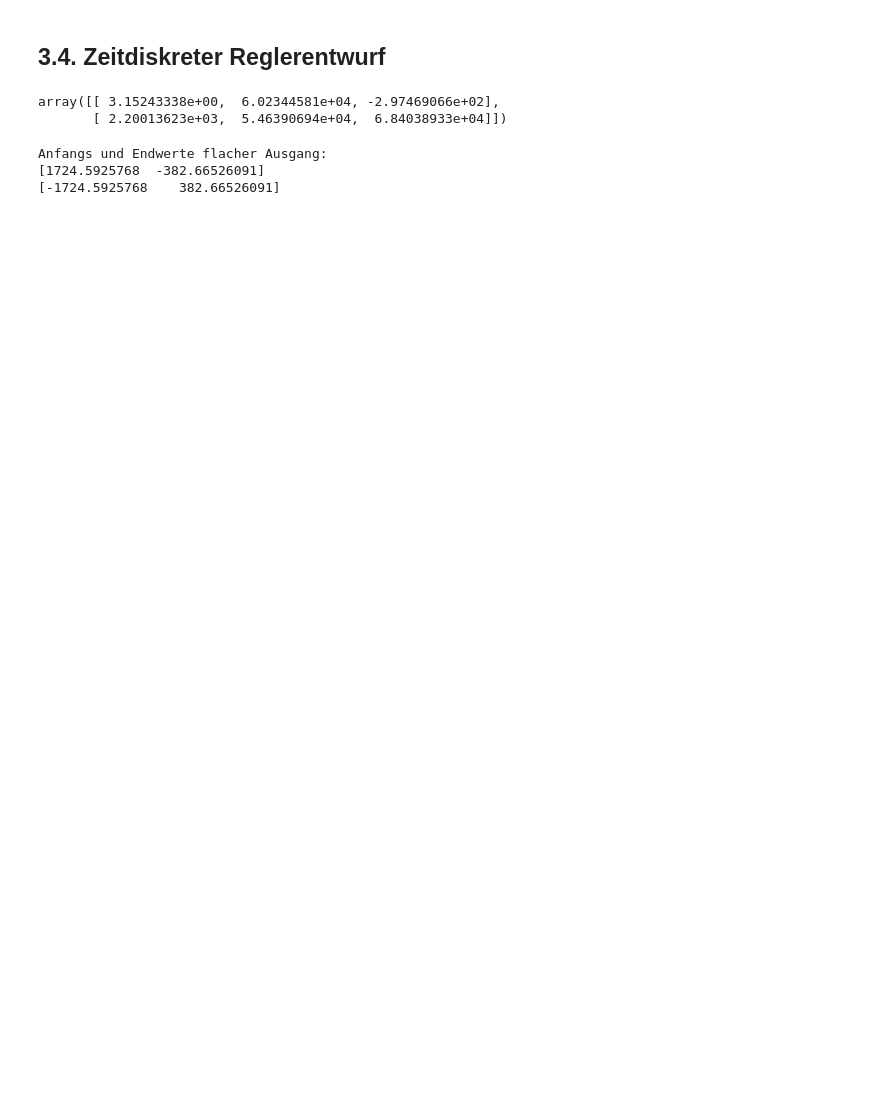
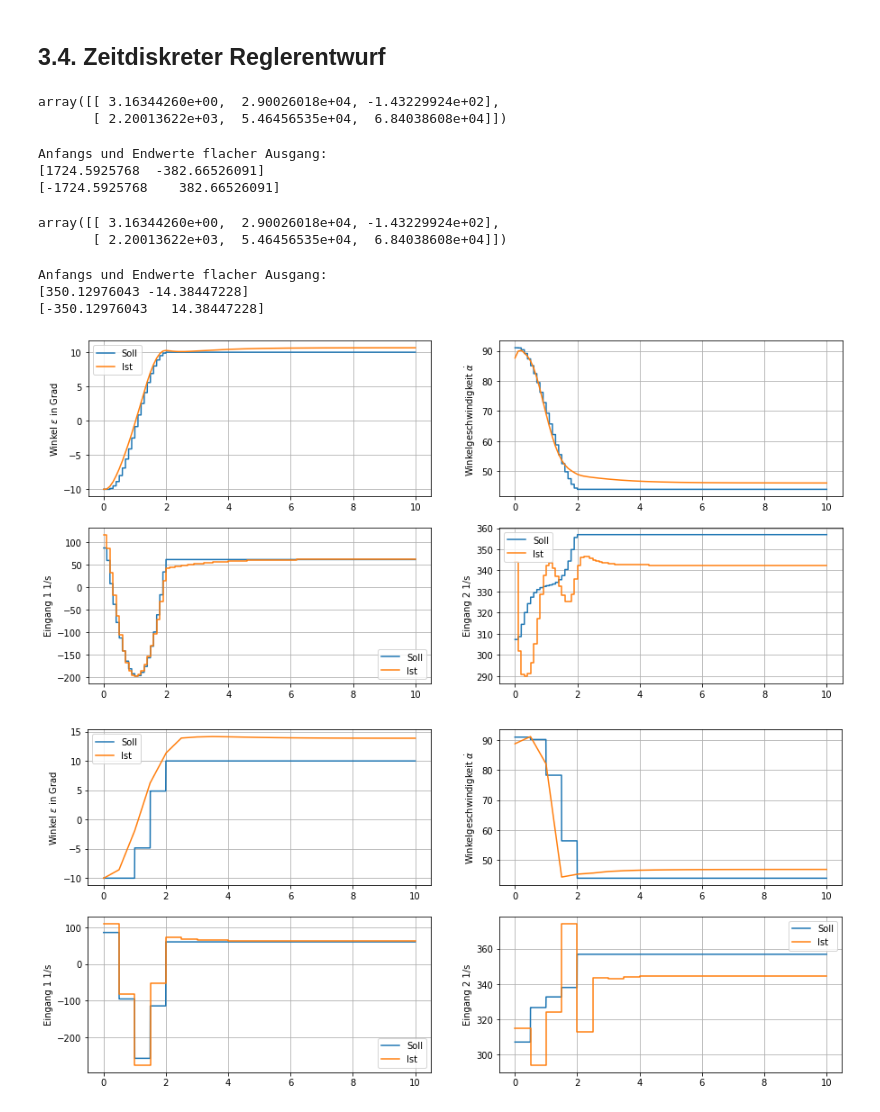
Before and after one commit to StefanKauf/RmsPr, a Jupyter notebook: helirack.ipynb, the cells around one changed output. Cells and saved outputs as stored; diff of their text form; code cells hidden in the pictures; blank space fills up the shorter version.

```diff
--- a/helirack.ipynb
+++ b/helirack.ipynb
@@ -767,7 +780,7 @@ T=2.0
 #Simulationszeit
 Tsim=10
 
-linear=True
+linear=False
 
 for Ta in Ta_v:
     #Schritte für Übergang
@@ -802,35 +815,42 @@ for Ta in Ta_v:
     if linear:
         rhs = lambda t,x,controller:heli_lin.model(t,x,controller)
         x0=trajectory_discrete.state(0)
     else:
         rhs = lambda t,x,controller:heli.model(t,x,controller)
         x0,u0=heli.equilibrium(y1_equi)
 
 
     #Zeitdiskrete Simulation
     t_sim,x_sim,u_sim=simulate_discrete(rhs,x0,controller,Ta,Tsim)
 
     #Ergebnisse Plotten
     x_desired=trajectory_discrete.state(np.floor(t_sim/Ta))
     u_desired=trajectory_discrete.input(np.floor(t_sim/Ta))
     y_desired=trajectory_discrete.output(np.floor(t_sim/Ta))
 
     if linear:
         y_sim = heli_lin.output(t_sim,x_sim,lambda t,x:controller(np.round(t_sim/Ta),x))
     else:
         y_sim = heli.output(t_sim,x_sim,lambda t,x:controller(np.round(t_sim/Ta),x))
 
 
     plot_results(t_sim,
                  (x_desired,x_sim),
                  (u_desired,u_sim),
                  (y_desired,y_sim))
 # %% [output]
-array([[ 3.15243338e+00,  6.02344581e+04, -2.97469066e+02],
-       [ 2.20013623e+03,  5.46390694e+04,  6.84038933e+04]])
+array([[ 3.16344260e+00,  2.90026018e+04, -1.43229924e+02],
+       [ 2.20013622e+03,  5.46456535e+04,  6.84038608e+04]])
 Anfangs und Endwerte flacher Ausgang:
 [1724.5925768  -382.66526091]
 [-1724.5925768    382.66526091]
+array([[ 3.16344260e+00,  2.90026018e+04, -1.43229924e+02],
+       [ 2.20013622e+03,  5.46456535e+04,  6.84038608e+04]])
+Anfangs und Endwerte flacher Ausgang:
+[350.12976043 -14.38447228]
+[-350.12976043   14.38447228]
+[figure, added]
+[figure, added]
 # %%
 Ta_v=[0.1,0.5]
 
```
Also changed, not shown: parts of 10 cells of this notebook, 1 other file.
